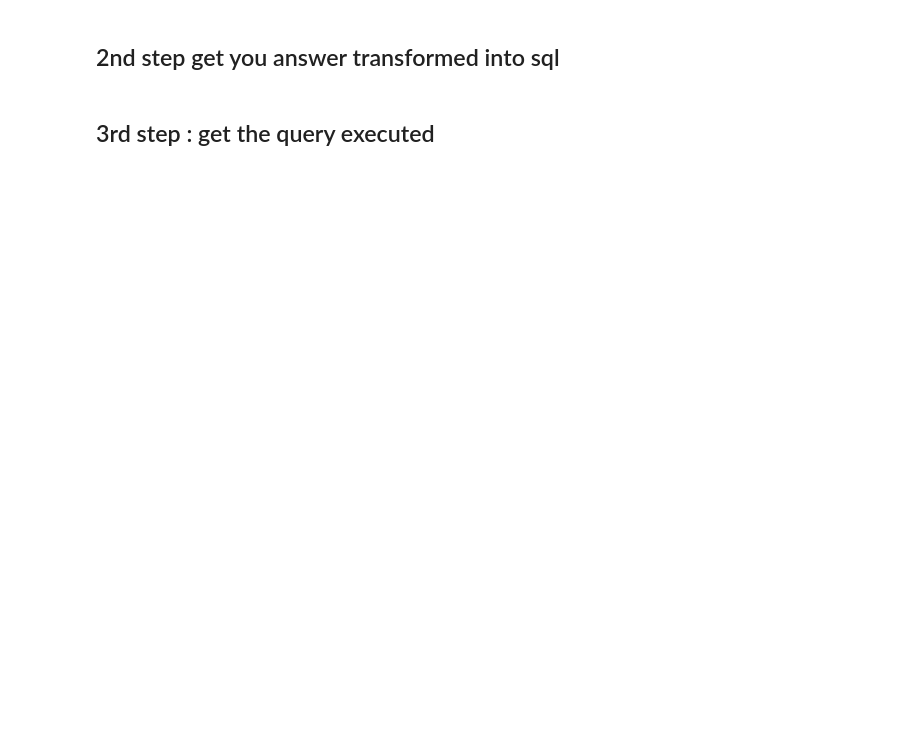
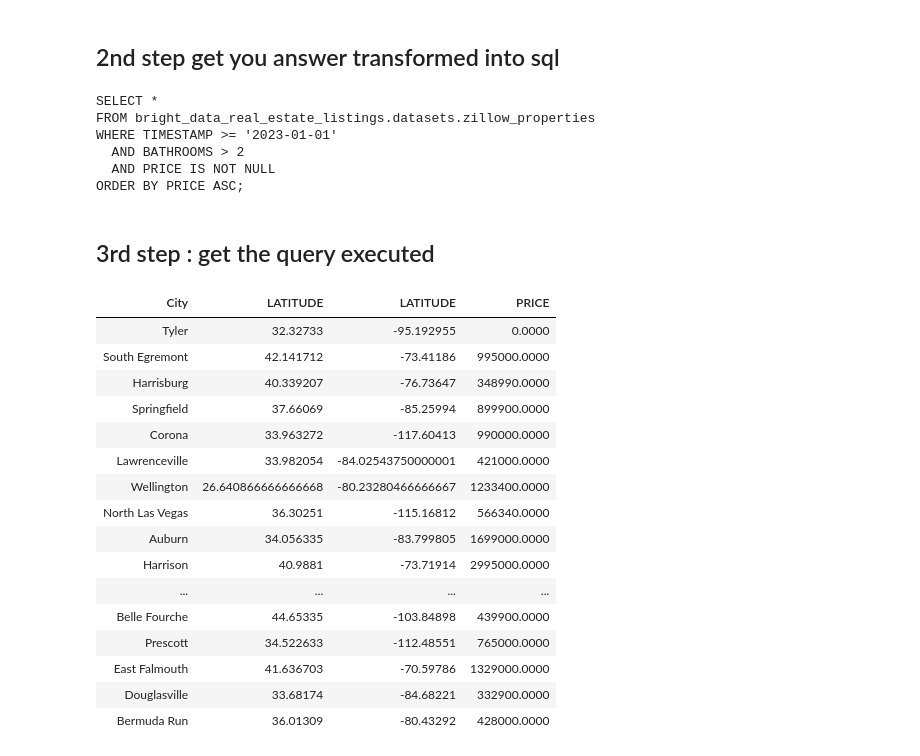
Before and after one commit to teamrandomness/realestate_chatmap, a Jupyter notebook: 03_Txt_to_SQL_with_llama3.ipynb, the cells around one changed output. Cells and saved outputs as stored; diff of their text form; code cells hidden in the pictures; blank space fills up the shorter version.

```diff
--- a/03_Txt_to_SQL_with_llama3.ipynb
+++ b/03_Txt_to_SQL_with_llama3.ipynb
@@ -108,7 +144,7 @@ class DefineTxtQuery(PythonModel):
                     {"role": "system", "content": "You are an AI assistant"},
                     {
                         "role": "user",
-                        "content": f"From the table having schema :\n{schema}\n\nWhat would you look at to answer this question : {nl_query}\n\n Give an answer that contains a description of how you would analyze this",
+                        "content": f"From the table having schema :\n{schema}\n\nWhat would you look at to answer this question : {nl_query}\n\n Give an answer that contains simple statements looking like natural language queries",
                     },
                 ],
                 "temperature": 0.1,
@@ -153,14 +189,14 @@ model_signature = ModelSignature(
     outputs=output_schema
 )
 
-# Log the model with MLflow
-mlflow.pyfunc.log_model(
-    "my_custom_model",
-    python_model=defineTxtQueryModel,
-    artifacts={},
-    signature=model_signature,
-    registered_model_name="workspace.default.define_txt_query_llama",
-)
+# # Log the model with MLflow
+# mlflow.pyfunc.log_model(
+#     "my_custom_model",
+#     python_model=defineTxtQueryModel,
+#     artifacts={},
+#     signature=model_signature,
+#     registered_model_name="workspace.default.define_txt_query_llama",
+# )
 # %% [markdown]
 ### Testing the Model
 # %%
@@ -174,0 +206,4 @@ print(query)
+# %%
+query = defineTxtQueryModel.predict(client, "What is the cheapest place to buy a house past the date timestamp year 2023 for a familiy having more than 2 bathrooms? Always Keep the Latitude and Longitude columns.", "bright_data_real_estate_listings.datasets.zillow_properties", spark)
+
+print(query)
@@ -179,3 +232,10 @@ print(query)
 result = txtToSQLModel.predict(client, query, "bright_data_real_estate_listings.datasets.zillow_properties", spark)
 
 print(result)
+# %% [output]
+SELECT *
+FROM bright_data_real_estate_listings.datasets.zillow_properties
+WHERE TIMESTAMP >= '2023-01-01'
+  AND BATHROOMS > 2
+  AND PRICE IS NOT NULL
+ORDER BY PRICE ASC;
@@ -203,0 +244,25 @@ display(spark.sql(result))
+# %%
+from pyspark.sql import functions as F
+final_df = spark.sql(result)
+
+final_display = final_df.groupBy("City").agg(F.mean('LATITUDE').alias('LATITUDE'), F.mean('LONGITUDE').alias('LATITUDE'), F.mean('Price').alias('PRICE'))
+
+display(final_display)
+# %% [output]
+| City | LATITUDE | LATITUDE | PRICE |
+| Tyler | 32.32733 | -95.192955 | 0.0000 |
+| South Egremont | 42.141712 | -73.41186 | 995000.0000 |
+| Harrisburg | 40.339207 | -76.73647 | 348990.0000 |
+| Springfield | 37.66069 | -85.25994 | 899900.0000 |
+| Corona | 33.963272 | -117.60413 | 990000.0000 |
+| Lawrenceville | 33.982054 | -84.02543750000001 | 421000.0000 |
+| Wellington | 26.640866666666668 | -80.23280466666667 | 1233400.0000 |
+| North Las Vegas | 36.30251 | -115.16812 | 566340.0000 |
+| Auburn | 34.056335 | -83.799805 | 1699000.0000 |
+| Harrison | 40.9881 | -73.71914 | 2995000.0000 |
+| ... | ... | ... | ... |
+| Belle Fourche | 44.65335 | -103.84898 | 439900.0000 |
+| Prescott | 34.522633 | -112.48551 | 765000.0000 |
+| East Falmouth | 41.636703 | -70.59786 | 1329000.0000 |
+| Douglasville | 33.68174 | -84.68221 | 332900.0000 |
+| Bermuda Run | 36.01309 | -80.43292 | 428000.0000 |
```
Also changed, not shown: parts of 8 cells of this notebook.
